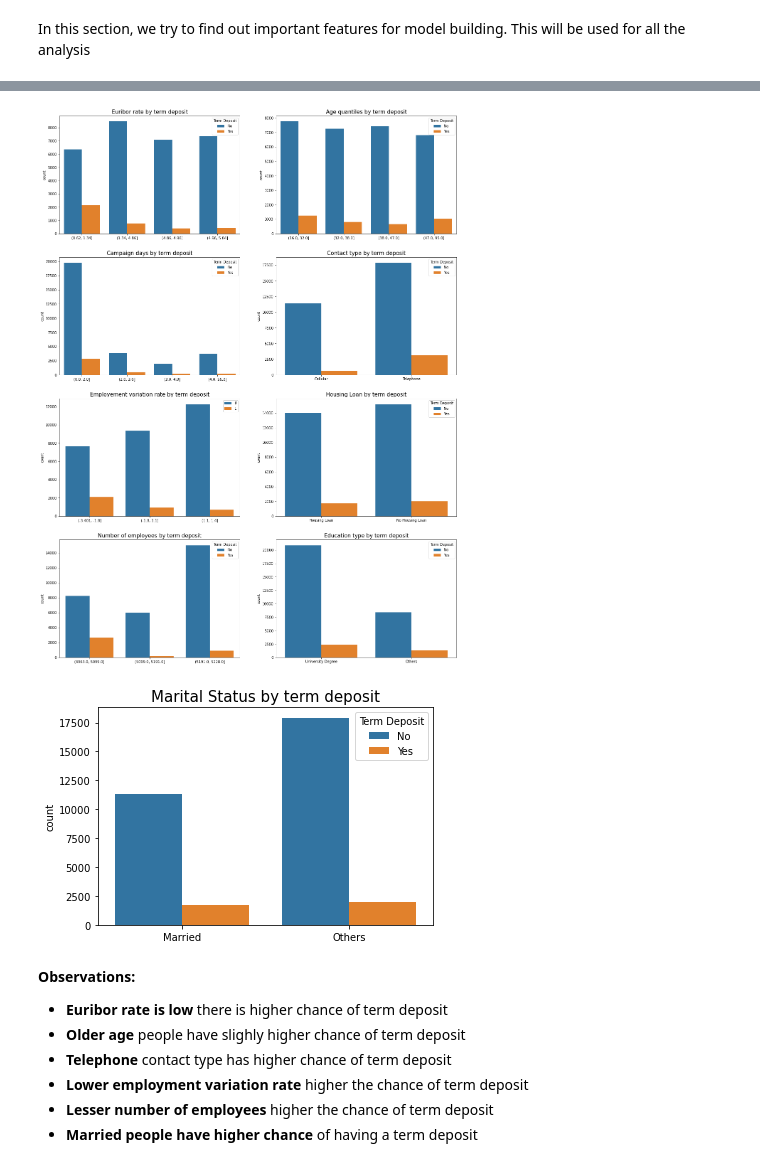
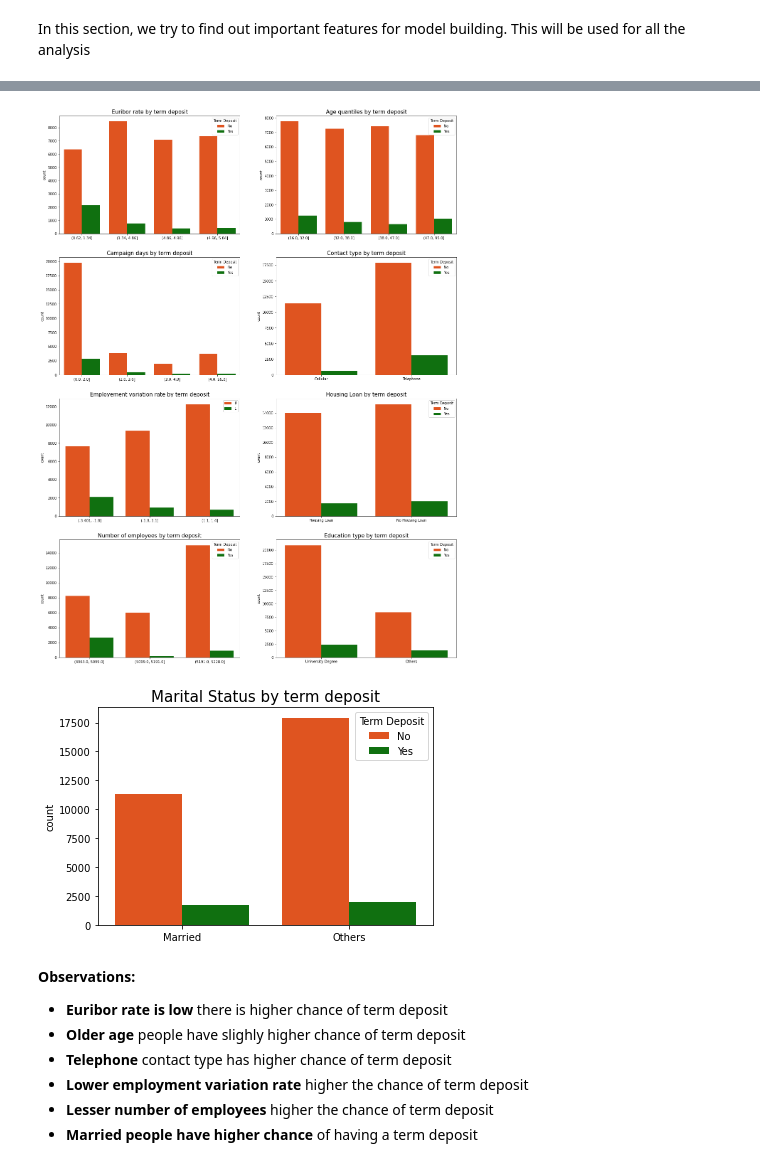
Before and after one commit to Onk24/Bank_Marketing, a Jupyter notebook: Bank_Marketing.ipynb, the cells around one changed output, grey strips where cells are left out. Saved outputs shown, nothing was run; the diff lists cells and outputs as text; code cells hidden in the pictures.

```diff
--- a/Bank_Marketing.ipynb
+++ b/Bank_Marketing.ipynb
@@ -349,64 +360,64 @@ features_imp
 fig, ax = plt.subplots(4,2, figsize=(20,28))
 
 quantiles = pd.qcut(X_train['euribor3m'], q= 4, precision = 0)
-s0 = sns.countplot(quantiles, hue = y_train, ax = ax[0][0])
+s0 = sns.countplot(quantiles, hue = y_train, ax = ax[0][0], palette = ["#FF4500", "#008000"])
 s0.set_xlabel(None)
 s0.set_title("Euribor rate by term deposit",fontsize=15)
 s0.legend(["No", "Yes"], title ="Term Deposit");
 
 quantiles = pd.qcut(X_train['age'], q=4, precision = 0)
-s1 = sns.countplot(quantiles, hue = y_train, ax = ax[0][1])
+s1 = sns.countplot(quantiles, hue = y_train, ax = ax[0][1],  palette =["#FF4500", "#008000"])
 s1.set_xlabel(None)
 s1.set_title("Age quantiles by term deposit",fontsize=15)
 s1.legend(["No", "Yes"], title ="Term Deposit");
 
 quantiles = pd.qcut(X_train['campaign'], q=8, precision = 0, duplicates = "drop")
-s2 = sns.countplot(quantiles, hue = y_train, ax = ax[1][0])
+s2 = sns.countplot(quantiles, hue = y_train, ax = ax[1][0],  palette =["#FF4500", "#008000"])
 s2.set_xlabel(None)
 s2.set_title("Campaign days by term deposit",fontsize=15)
 s2.legend(["No", "Yes"], title ="Term Deposit");
 
-s3 = sns.countplot(X_train["contact_cellular"], hue = y_train, ax = ax[1][1])
+s3 = sns.countplot(X_train["contact_cellular"], hue = y_train, ax = ax[1][1],  palette = ["#FF4500", "#008000"])
 s3.set_xlabel(None)
 s3.set_xticklabels(["Cellular", "Telephone"])
 s3.set_title("Contact type by term deposit",fontsize=15)
 s3.legend(["No", "Yes"], title ="Term Deposit");
 
 quantiles = pd.qcut(X_train['emp.var.rate'], q=4,duplicates = "drop")
-s4 = sns.countplot(quantiles, hue = y_train, ax = ax[2][0])
+s4 = sns.countplot(quantiles, hue = y_train, ax = ax[2][0],  palette = ["#FF4500", "#008000"])
 s4.set_xlabel(None)
 s4.set_title("Employement variation rate by term deposit",fontsize=15)
 
 
-s5 = sns.countplot(X_train["housing_yes"], hue = y_train, ax = ax[2][1])
+s5 = sns.countplot(X_train["housing_yes"], hue = y_train, ax = ax[2][1],  palette =["#FF4500", "#008000"])
 s5.set_xlabel(None)
 s5.set_xticklabels(["Housing Loan", "No Housing Loan"])
 s5.set_title("Housing Loan by term deposit",fontsize=15)
 s5.legend(["No", "Yes"], title ="Term Deposit");
 
 
 quantiles = pd.qcut(X_train['nr.employed'], q= 4,duplicates = "drop", precision = 0)
-s6 = sns.countplot(quantiles, hue = y_train, ax = ax[3][0])
+s6 = sns.countplot(quantiles, hue = y_train, ax = ax[3][0],  palette = ["#FF4500", "#008000"])
 s6.set_xlabel(None)
 s6.set_title("Number of employees by term deposit",fontsize=15)
 s6.legend(["No", "Yes"], title ="Term Deposit");
 
-s7 = sns.countplot(X_train["education_university.degree"], hue = y_train, ax = ax[3][1])
+s7 = sns.countplot(X_train["education_university.degree"], hue = y_train, ax = ax[3][1],  palette = ["#FF4500", "#008000"])
 s7.set_xlabel(None)
 s7.set_xticklabels(["University Degree", "Others"])
 s7.set_title("Education type by term deposit",fontsize=15)
 s7.legend(["No", "Yes"], title ="Term Deposit");
 # %% [output]
-[figure, old version]
+[figure, new version]
 # %%
 plt.figure(figsize = (6,4))
-s8 = sns.countplot(X_train["marital_married"], hue = y_train)
+s8 = sns.countplot(X_train["marital_married"], hue = y_train, palette = ["#FF4500", "#008000"])
 s8.set_xlabel(None)
 s8.set_xticklabels(["Married", "Others"])
 s8.set_title("Marital Status by term deposit",fontsize=15)
 s8.legend(["No", "Yes"], title ="Term Deposit");
 # %% [output]
-[figure, old version]
+[figure, new version]
 # %% [markdown]
 **Observations:** <br>
 - **Euribor rate is low** there is higher chance of term deposit <br>
```
Also changed, not shown: parts of 82 cells of this notebook.
